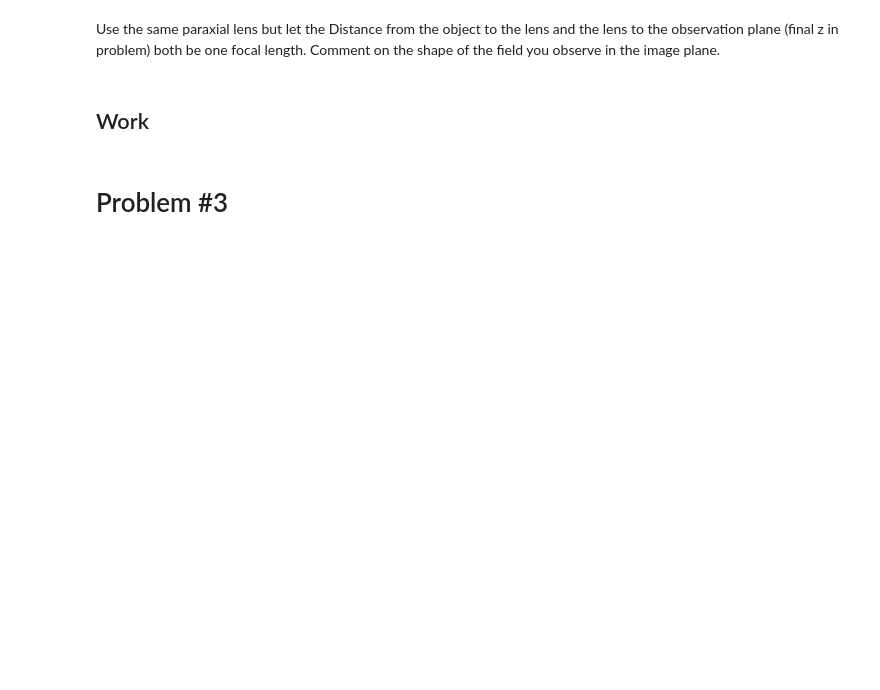
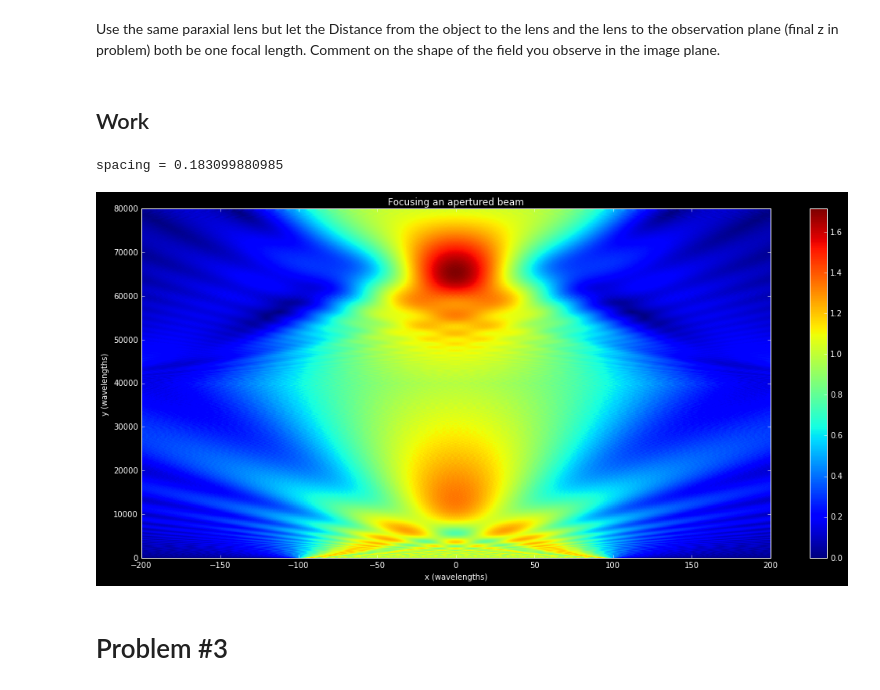
Before and after one commit to aquirdTurtle/Marks-old-analysis-folder, a Jupyter notebook: Fourier Optics Numeric Homework #3 - Applications of Fourier Propagation.ipynb, the cells around one changed output. Cells and saved outputs as stored; diff of their text form; code cells hidden in the pictures; blank space fills up the shorter version.

```diff
--- a/Fourier Optics Numeric Homework #3 - Applications of Fourier Propagation.ipynb
+++ b/Fourier Optics Numeric Homework #3 - Applications of Fourier Propagation.ipynb
@@ -151,6 +160,47 @@ spacing = 0.076292781177
 Use the same paraxial lens but let the Distance from the object to the lens and the lens to the observation plane (final z in problem) both be one focal length. Comment on the shape of the field you observe in the image plane.
 # %% [markdown]
 ## Work
+# %%
+numberOfPoints = 2**15
+
+#
+squareLength = 200
+lensSize = 600
+dataRange = 6000
+xpts = np.linspace(-dataRange / 2, dataRange / 2, numberOfPoints)
+spacing = (max(xpts) - min(xpts))/(numberOfPoints + 1)
+field0 = np.abs(xpts) < squareLength / 2
+wavelength = 1
+focalLength = 20000
+lensPhase = np.exp(-1j * (2*np.pi/wavelength) * focalLength * (1 + (1/2)*(xpts/focalLength)**2))
+field0 = field0
+
+positions1 = np.arange(0, 2*focalLength, 100)
+positions2 = np.arange(0, 2*focalLength, 100)
+allData = np.zeros((len(positions1) + len(positions2), numberOfPoints), dtype=complex)
+
+for pos in range(len(positions1)):
+    allData[pos] = propagate(field0, xpts, positions1[pos], wavelength)
+
+
+for pos in range(len(positions2)):
+    allData[len(positions1) + pos] = propagate(field0, xpts, max(positions1), wavelength)
+    allData[len(positions1) + pos] = allData[len(positions1) + pos] * lensPhase * (np.abs(xpts) < lensSize / 2)
+    allData[len(positions1) + pos] = propagate(allData[len(positions1) + pos], xpts, positions2[pos], wavelength)
+# %%
+plt.figure(2)
+doublePositions = np.concatenate((positions1, max(positions1) + positions2))
+plt.pcolormesh(xpts, doublePositions, abs(allData))
+plt.xlabel('x (wavelengths)')
+plt.ylabel('y (wavelengths)')
+plt.colorbar()
+plt.title('Focusing an apertured beam')
+print('spacing = ' + str(spacing))
+plt.xlim(-200, 200)
+plt.show()
+# %% [output]
+spacing = 0.183099880985
+[figure, added]
 # %% [markdown]
 # Problem #3
 # %% [markdown]
```
Also changed, not shown: parts of 2 cells of this notebook, 1 other file.
